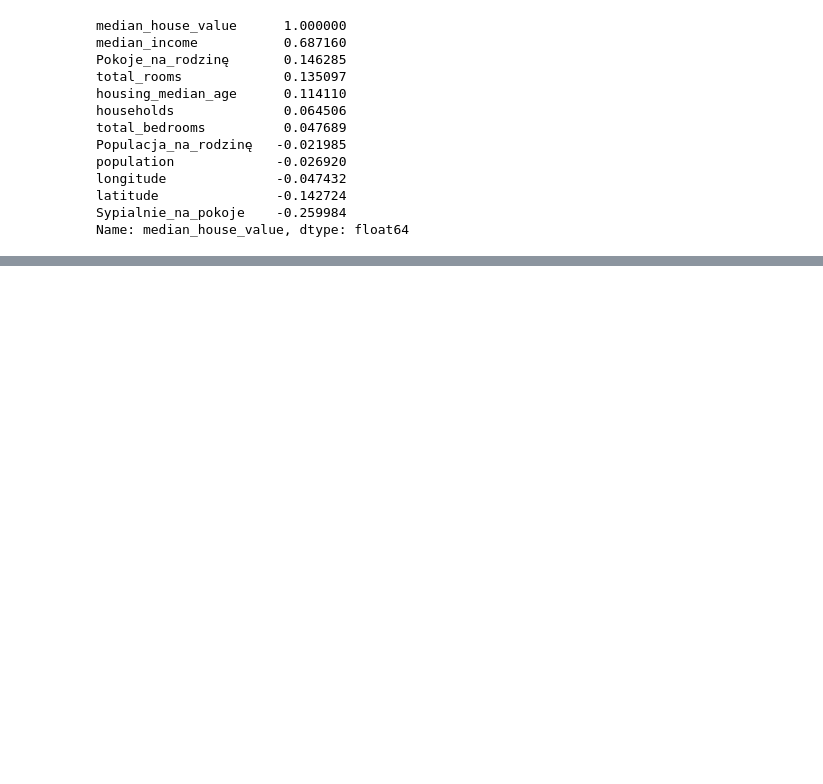
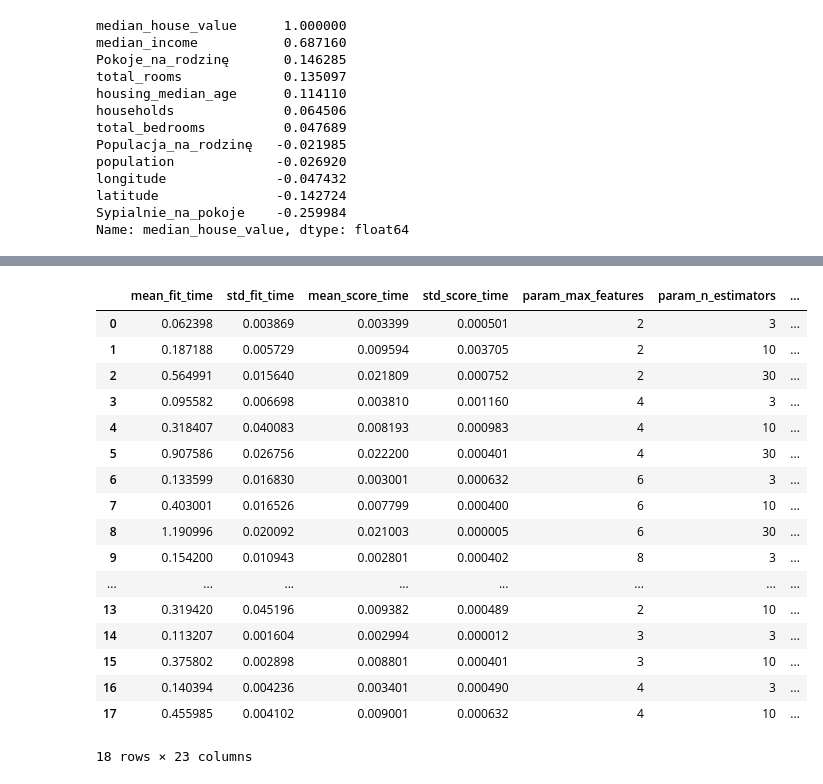
Before and after one commit to fdxs-alt/Exploring-ml, a Jupyter notebook: main.ipynb, the cells around one changed output, grey strips where cells are left out. Saved outputs shown, nothing was run; the diff lists cells and outputs as text; code cells hidden in the pictures; blank space fills up the shorter version.

Commit message:
Training model

```diff
--- a/main.ipynb
+++ b/main.ipynb
@@ -142,0 +280,18 @@ housing_labels = strat_train_set["median_house_value"].copy()
+# %%
+from sklearn.metrics import mean_squared_error
+from sklearn.linear_model import LinearRegression
+from sklearn.model_selection import cross_val_score
+lin_reg = LinearRegression()
+
+lin_reg.fit(housing_prepared, housing_labels)
+
+def display_scores(scores):
+    print('Wyniki: ', scores)
+    print('Srednia: ', scores.mean())
+    print('Odchylenie standardowe', scores.std())
+
+lin_scores = cross_val_score(lin_reg, housing_prepared, housing_labels,
+                         scoring="neg_mean_squared_error", cv=10)
+lin_rmse_scores = np.sqrt(-lin_scores)
+
+display_scores(lin_rmse_scores)
@@ -142,0 +304,9 @@ housing_labels = strat_train_set["median_house_value"].copy()
+# %%
+from sklearn.tree import DecisionTreeRegressor
+tree_reg = DecisionTreeRegressor()
+tree_reg.fit(housing_prepared, housing_labels)
+housing_predictions = tree_reg.predict(housing_prepared)
+print("Prognozy:",housing_predictions)
+tree_mse = mean_squared_error(housing_labels, housing_predictions)
+tree_rmse = np.sqrt(tree_mse)
+tree_rmse
@@ -142,0 +341,14 @@ housing_labels = strat_train_set["median_house_value"].copy()
+# %%
+from sklearn.model_selection import GridSearchCV
+from sklearn.ensemble import RandomForestRegressor
+param_grid = [
+
+    {'n_estimators': [3, 10, 30], 'max_features': [2, 4, 6, 8]},
+    {'bootstrap': [False], 'n_estimators': [3, 10], 'max_features': [2, 3, 4]},
+  ]
+
+forest_reg = RandomForestRegressor(random_state=42)
+grid_search = GridSearchCV(forest_reg, param_grid, cv=5,
+                           scoring='neg_mean_squared_error',
+                           return_train_score=True)
+grid_search.fit(housing_prepared, housing_labels)
@@ -142,0 +393,21 @@ housing_labels = strat_train_set["median_house_value"].copy()
+# %%
+pd.DataFrame(grid_search.cv_results_)
+# %% [output]
+|  | mean_fit_time | std_fit_time | mean_score_time | std_score_time | param_max_features | param_n_estimators | ... |
+| 0 | 0.062398 | 0.003869 | 0.003399 | 0.000501 | 2 | 3 | ... |
+| 1 | 0.187188 | 0.005729 | 0.009594 | 0.003705 | 2 | 10 | ... |
+| 2 | 0.564991 | 0.015640 | 0.021809 | 0.000752 | 2 | 30 | ... |
+| 3 | 0.095582 | 0.006698 | 0.003810 | 0.001160 | 4 | 3 | ... |
+| 4 | 0.318407 | 0.040083 | 0.008193 | 0.000983 | 4 | 10 | ... |
+| 5 | 0.907586 | 0.026756 | 0.022200 | 0.000401 | 4 | 30 | ... |
+| 6 | 0.133599 | 0.016830 | 0.003001 | 0.000632 | 6 | 3 | ... |
+| 7 | 0.403001 | 0.016526 | 0.007799 | 0.000400 | 6 | 10 | ... |
+| 8 | 1.190996 | 0.020092 | 0.021003 | 0.000005 | 6 | 30 | ... |
+| 9 | 0.154200 | 0.010943 | 0.002801 | 0.000402 | 8 | 3 | ... |
+| ... | ... | ... | ... | ... | ... | ... | ... |
+| 13 | 0.319420 | 0.045196 | 0.009382 | 0.000489 | 2 | 10 | ... |
+| 14 | 0.113207 | 0.001604 | 0.002994 | 0.000012 | 3 | 3 | ... |
+| 15 | 0.375802 | 0.002898 | 0.008801 | 0.000401 | 3 | 10 | ... |
+| 16 | 0.140394 | 0.004236 | 0.003401 | 0.000490 | 4 | 3 | ... |
+| 17 | 0.455985 | 0.004102 | 0.009001 | 0.000632 | 4 | 10 | ... |
+18 rows × 23 columns
```
Also changed, not shown: parts of 17 cells of this notebook.
